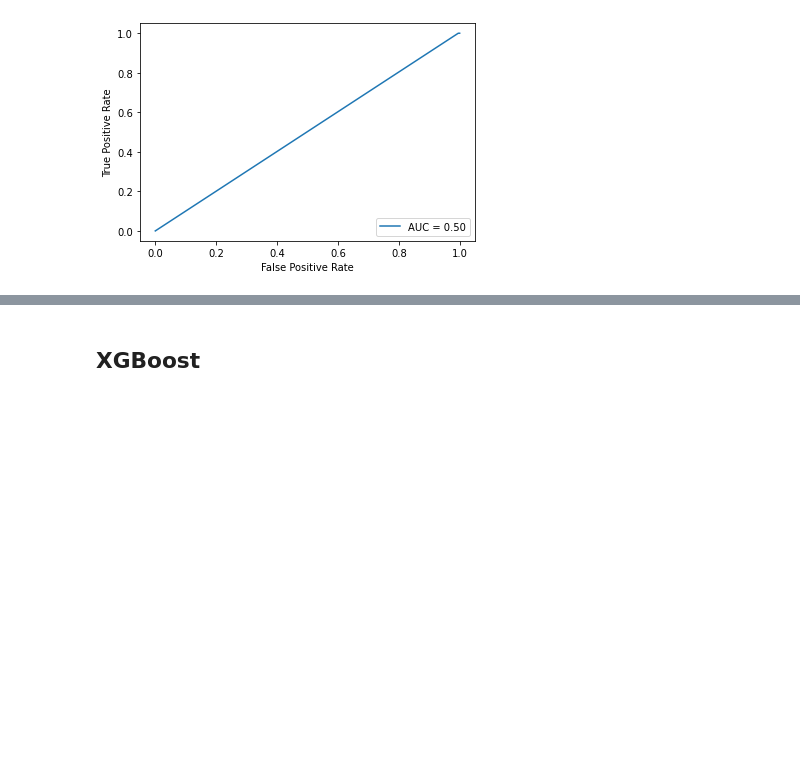
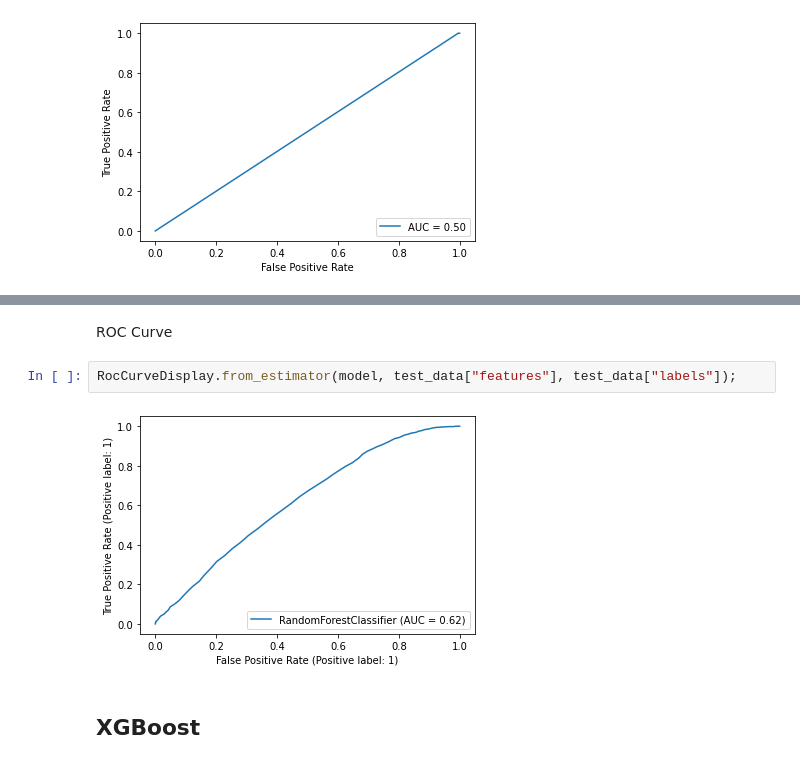
Before and after one commit to rejsafranko/Predicting-NBA-Shots, a Jupyter notebook: notebooks/Model_Performance_Analysis.ipynb, the cells around one changed output, grey strips where cells are left out. Drawn from its saved outputs; the diff is of its cells as text; blank space fills up the shorter version.

```diff
--- a/notebooks/Model_Performance_Analysis.ipynb
+++ b/notebooks/Model_Performance_Analysis.ipynb
@@ -202,3 +286,9 @@ disp.plot();
+# %% [markdown]
+ROC Curve
+# %%
+RocCurveDisplay.from_estimator(model, test_data["features"], test_data["labels"]);
+# %% [output]
+[figure, added]
 # %% [markdown]
 ## XGBoost
 # %%
```
Also changed, not shown: parts of 20 cells of this notebook, 6 other files.
